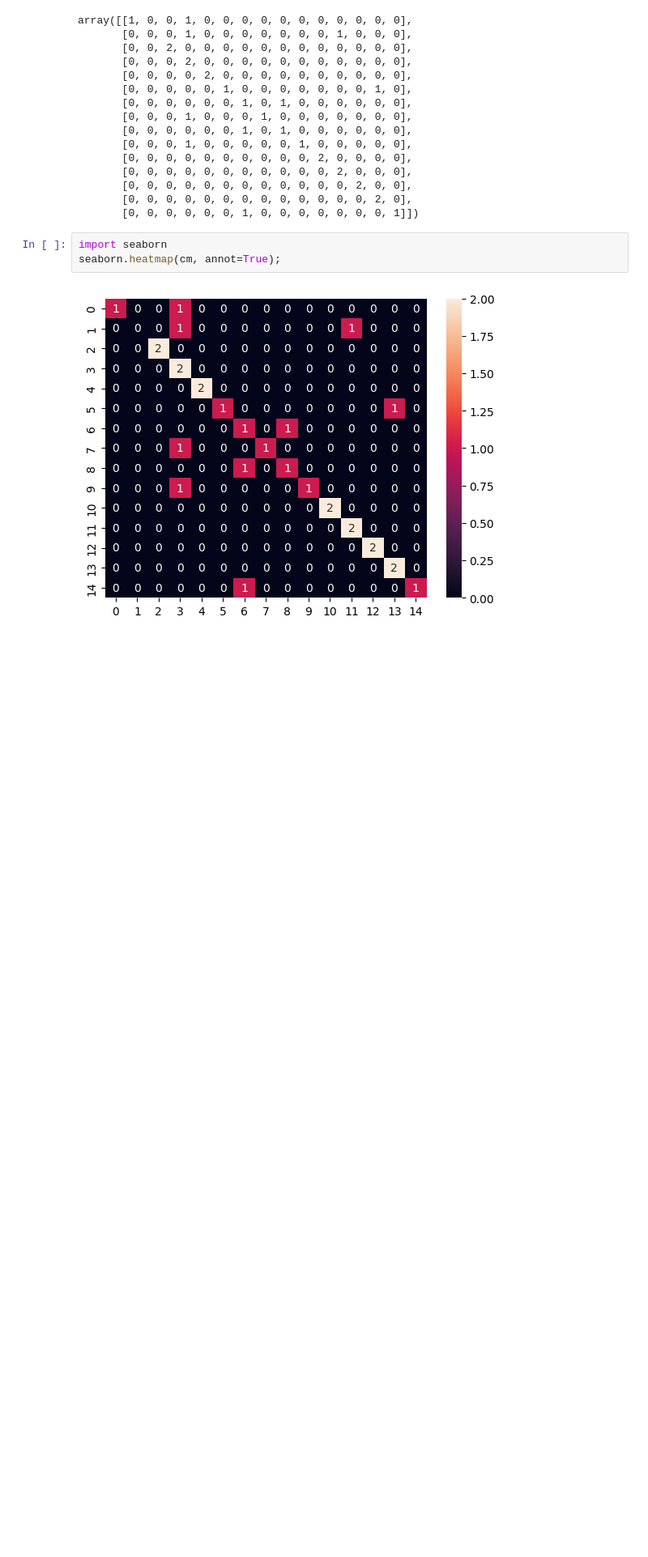
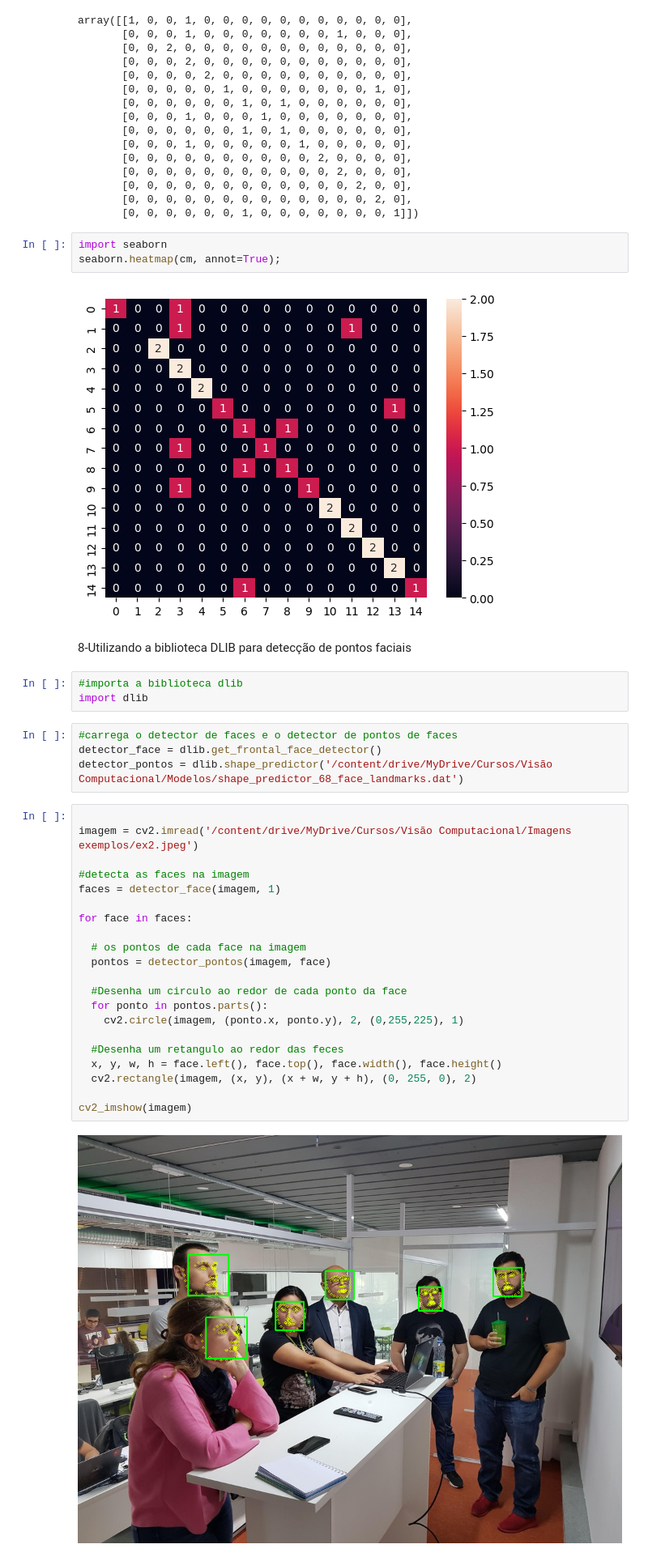
Before and after one commit to Carlosgomes1500/Visao-Computacional, a Jupyter notebook: 2_Reconhecimento_facial.ipynb, the cells around one changed output. Shown at 81% size. Drawn from its saved outputs; the diff is of its cells as text; blank space fills up the shorter version.

```diff
--- a/2_Reconhecimento_facial.ipynb
+++ b/2_Reconhecimento_facial.ipynb
@@ -202,3 +202,35 @@ import seaborn
 seaborn.heatmap(cm, annot=True);
 # %% [output]
 [figure]
+# %% [markdown]
+8-Utilizando a biblioteca DLIB para detecção de pontos faciais
+# %%
+#importa a biblioteca dlib
+import dlib
+# %%
+#carrega o detector de faces e o detector de pontos de faces
+detector_face = dlib.get_frontal_face_detector()
+detector_pontos = dlib.shape_predictor('/content/drive/MyDrive/Cursos/Visão Computacional/Modelos/shape_predictor_68_face_landmarks.dat')
+# %%
+
+imagem = cv2.imread('/content/drive/MyDrive/Cursos/Visão Computacional/Imagens exemplos/ex2.jpeg')
+
+#detecta as faces na imagem
+faces = detector_face(imagem, 1)
+
+for face in faces:
+
+  # os pontos de cada face na imagem
+  pontos = detector_pontos(imagem, face)
+
+  #Desenha um circulo ao redor de cada ponto da face
+  for ponto in pontos.parts():
+    cv2.circle(imagem, (ponto.x, ponto.y), 2, (0,255,225), 1)
+
+  #Desenha um retangulo ao redor das feces
+  x, y, w, h = face.left(), face.top(), face.width(), face.height()
+  cv2.rectangle(imagem, (x, y), (x + w, y + h), (0, 255, 0), 2)
+
+cv2_imshow(imagem)
+# %% [output]
+[figure, added]
```
